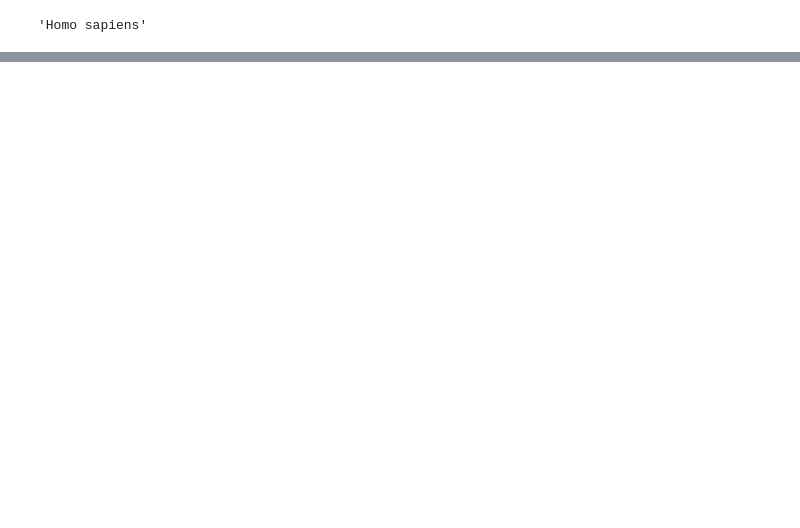
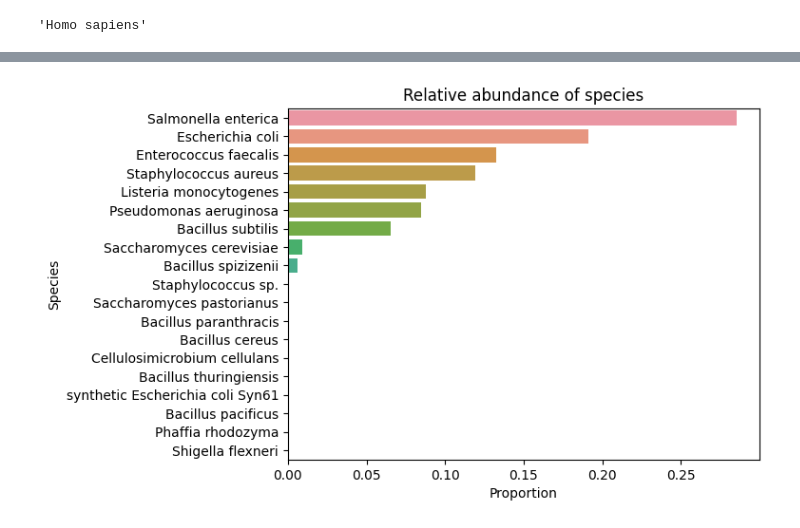
Before and after one commit to katrinakalantar/czid-prototype-ont-pipeline, a Jupyter notebook: supplementary_scripts/computing_benchmark_metrics.ipynb, the cells around one changed output, grey strips where cells are left out. Drawn from its saved outputs; the diff is of its cells as text; code cells hidden in the pictures; blank space fills up the shorter version.

```diff
--- a/supplementary_scripts/computing_benchmark_metrics.ipynb
+++ b/supplementary_scripts/computing_benchmark_metrics.ipynb
@@ -117,0 +183,9 @@ species_nt_hits.to_csv("species_nt_hits.csv")
+# %%
+# Plot the relative abundance of species
+sns.barplot(x = 'proportion_total_bp_adjusted', y = 'scientific_name', data = species_nt_hits, order = species_nt_hits.sort_values(by='proportion_total_bp_adjusted', ascending=False).scientific_name)
+plt.ylabel('Species')
+plt.xlabel('Proportion')
+plt.title('Relative abundance of species')
+plt.savefig('species_relative_abund.png', dpi=200, bbox_inches = 'tight')
+# %% [output]
+[figure, added]
```
Also changed, not shown: parts of 14 cells of this notebook, 33 other files.
